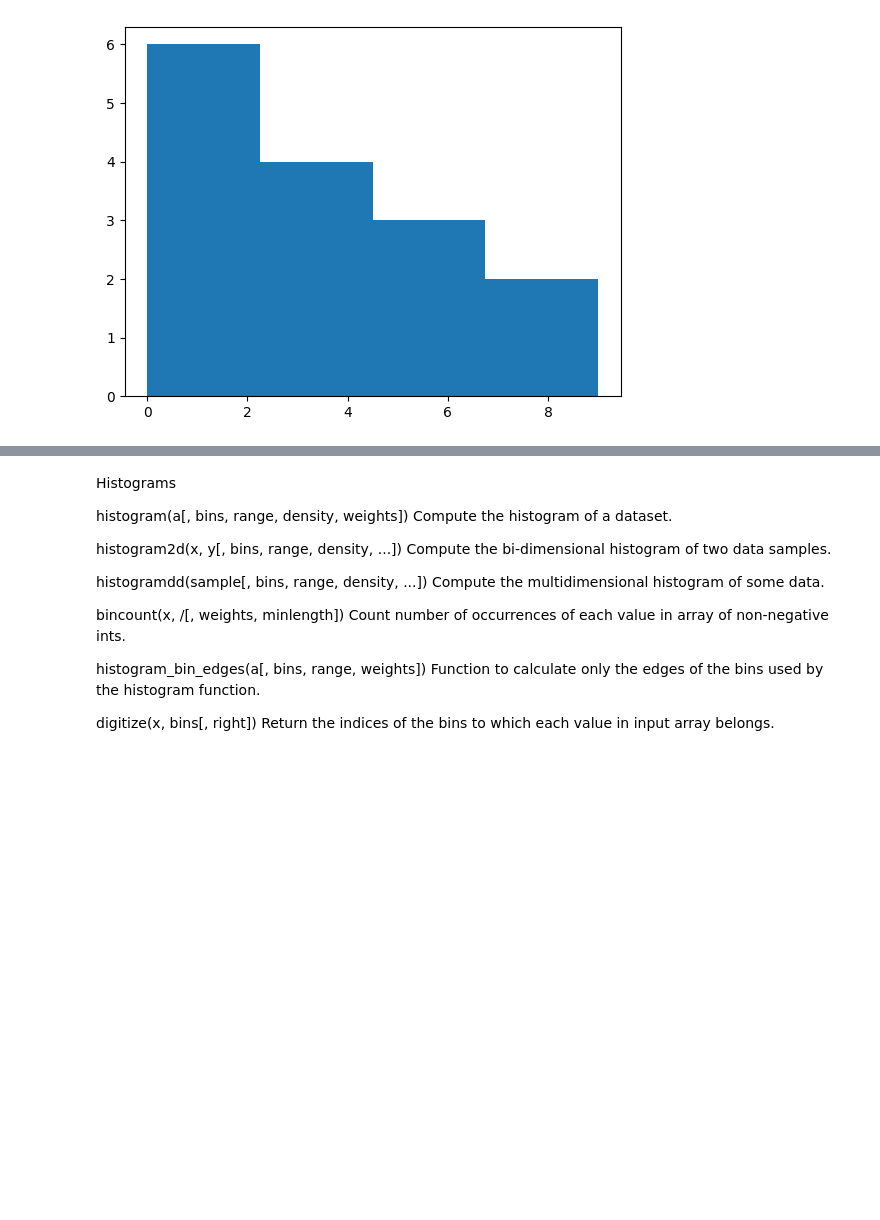
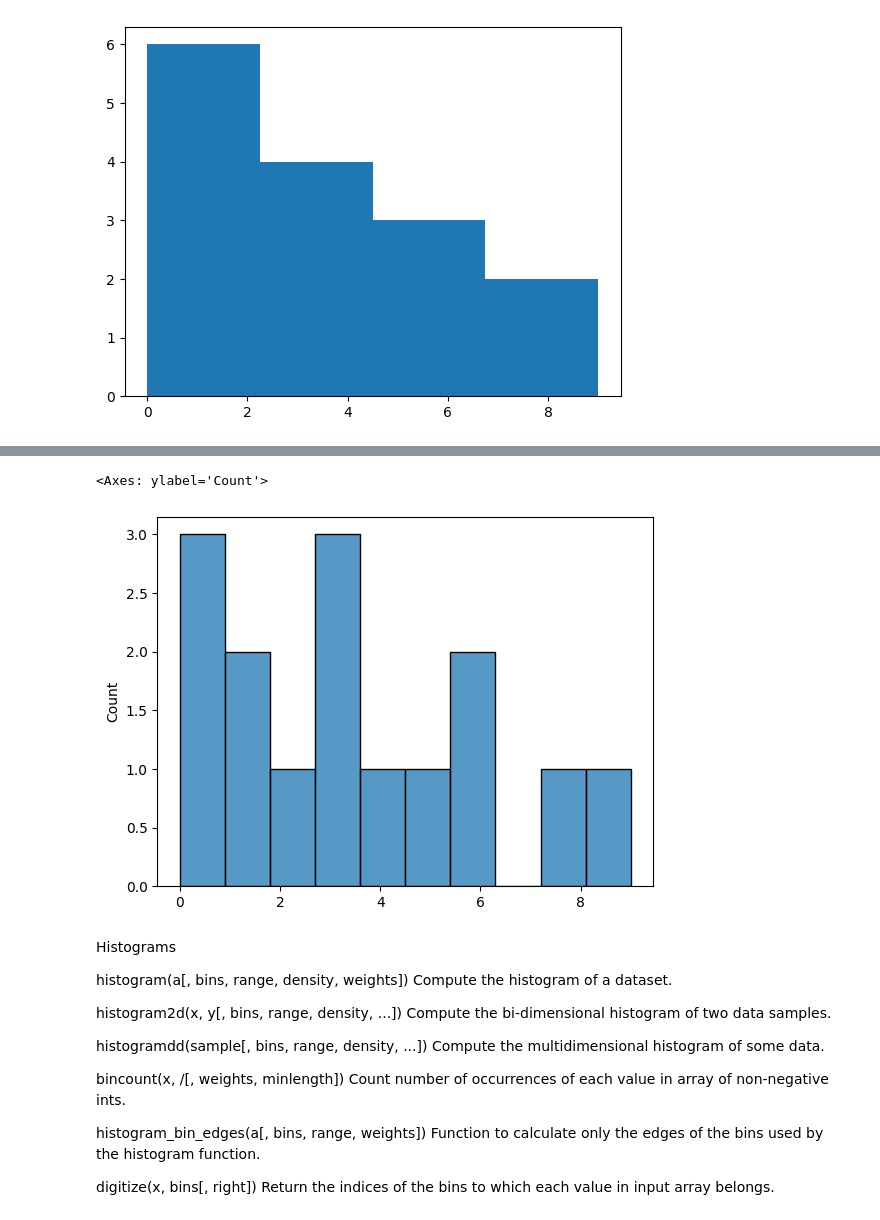
Before and after one commit to jmonti-gh/365DS_jm, a Jupyter notebook: 7_Data_Prepro_Numpy/7_6_histograms_1.ipynb, the cells around one changed output, grey strips where cells are left out. Drawn from its saved outputs; the diff is of its cells as text; code cells hidden in the pictures; blank space fills up the shorter version.

```diff
--- a/7_Data_Prepro_Numpy/7_6_histograms_1.ipynb
+++ b/7_Data_Prepro_Numpy/7_6_histograms_1.ipynb
@@ -124,3 +136,8 @@ plt.hist(A.flat, bins=h_bin4[1])
+# %%
+sns.histplot(np.sort(A, axis=None), bins=h[1])
+# %% [output]
+<Axes: ylabel='Count'>
+[figure, added]
 # %% [markdown]
 Histograms
 
```
Also changed, not shown: parts of 9 cells of this notebook, 5 other files.
